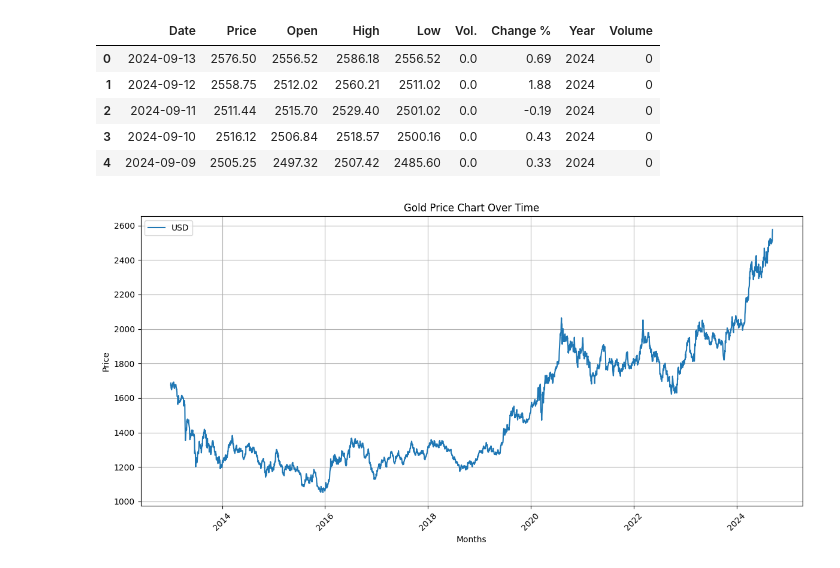
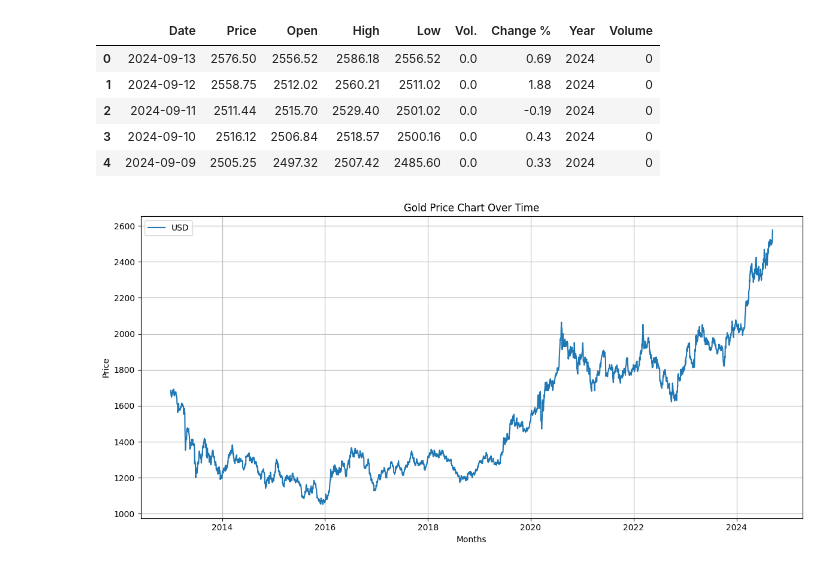
Before and after one commit to CPhong12/VN-Index, a Jupyter notebook: Project/Data preprocessing/Visualize/gia_vàng.ipynb, the cells around one changed output. Cells and saved outputs as stored; diff of their text form; code cells hidden in the pictures.

```diff
--- a/Project/Data preprocessing/Visualize/gia_vàng.ipynb
+++ b/Project/Data preprocessing/Visualize/gia_vàng.ipynb
@@ -39,13 +39,13 @@ df.head()
 # %%
 plt.figure(figsize=(12, 6))
 plt.plot(df['Date'], df['Price'], label='USD')
 plt.title('Gold Price Chart Over Time')
 plt.xlabel('Months')
 plt.ylabel('Price')
-plt.xticks(rotation=45)
+plt.xticks()
 plt.grid()
 plt.legend()
 plt.tight_layout()
 plt.show()
 # %% [output]
-[figure, old version]
+[figure, new version]
```
Also changed, not shown: 6 other files.
